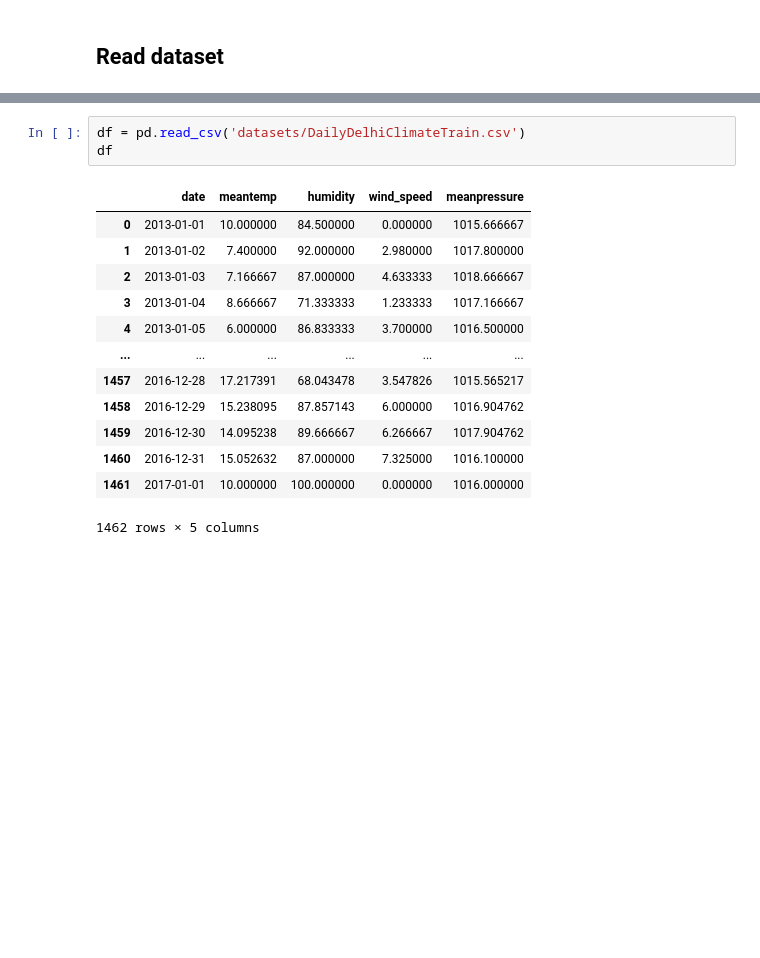
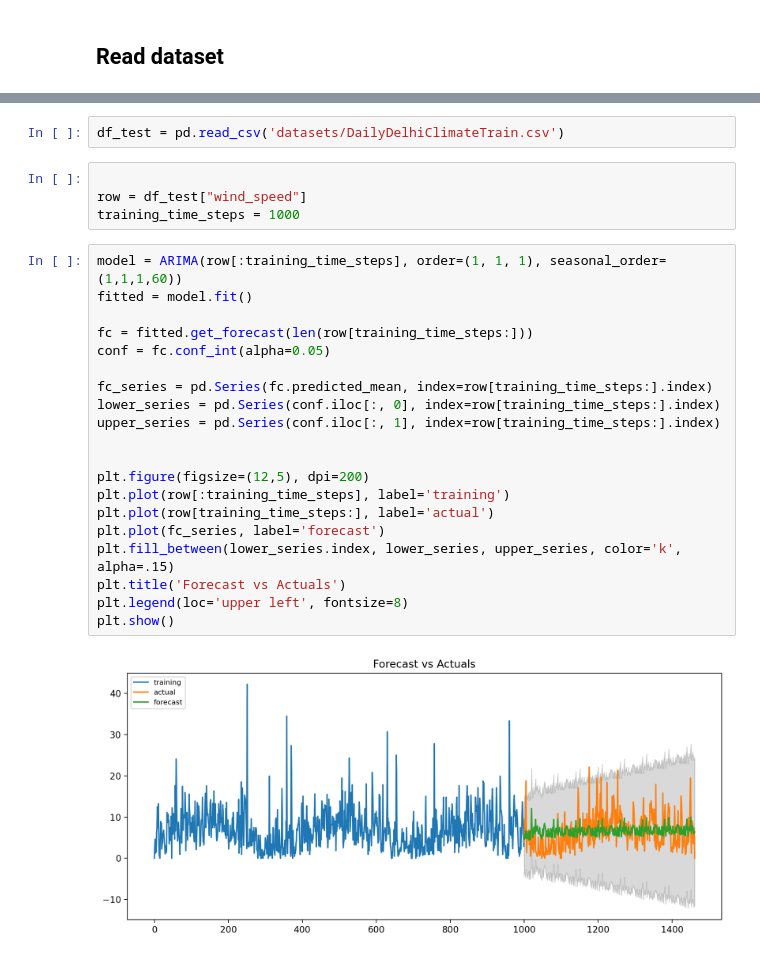
Before and after one commit to AShap03/Weather-forecast, a Jupyter notebook: forecast.ipynb, the cells around one changed output, grey strips where cells are left out. Drawn from its saved outputs; the diff is of its cells as text; blank space fills up the shorter version.

Commit message:
Add count of duplicate and NaN values and ARIMA model

```diff
--- a/forecast.ipynb
+++ b/forecast.ipynb
@@ -8,17 +42,28 @@ import pandas as pd
 # %%
-df = pd.read_csv('datasets/DailyDelhiClimateTrain.csv')
-df
+df_test = pd.read_csv('datasets/DailyDelhiClimateTrain.csv')
-# %% [output]
-|  | date | meantemp | humidity | wind_speed | meanpressure |
-| 0 | 2013-01-01 | 10.000000 | 84.500000 | 0.000000 | 1015.666667 |
-| 1 | 2013-01-02 | 7.400000 | 92.000000 | 2.980000 | 1017.800000 |
-| 2 | 2013-01-03 | 7.166667 | 87.000000 | 4.633333 | 1018.666667 |
-| 3 | 2013-01-04 | 8.666667 | 71.333333 | 1.233333 | 1017.166667 |
-| 4 | 2013-01-05 | 6.000000 | 86.833333 | 3.700000 | 1016.500000 |
-| ... | ... | ... | ... | ... | ... |
-| 1457 | 2016-12-28 | 17.217391 | 68.043478 | 3.547826 | 1015.565217 |
-| 1458 | 2016-12-29 | 15.238095 | 87.857143 | 6.000000 | 1016.904762 |
-| 1459 | 2016-12-30 | 14.095238 | 89.666667 | 6.266667 | 1017.904762 |
-| 1460 | 2016-12-31 | 15.052632 | 87.000000 | 7.325000 | 1016.100000 |
-| 1461 | 2017-01-01 | 10.000000 | 100.000000 | 0.000000 | 1016.000000 |
-1462 rows × 5 columns
+# %%
+
+row = df_test["wind_speed"]
+training_time_steps = 1000
+# %%
+model = ARIMA(row[:training_time_steps], order=(1, 1, 1), seasonal_order=(1,1,1,60))
+fitted = model.fit()
+
+fc = fitted.get_forecast(len(row[training_time_steps:]))
+conf = fc.conf_int(alpha=0.05)
+
+fc_series = pd.Series(fc.predicted_mean, index=row[training_time_steps:].index)
+lower_series = pd.Series(conf.iloc[:, 0], index=row[training_time_steps:].index)
+upper_series = pd.Series(conf.iloc[:, 1], index=row[training_time_steps:].index)
+
+
+plt.figure(figsize=(12,5), dpi=200)
+plt.plot(row[:training_time_steps], label='training')
+plt.plot(row[training_time_steps:], label='actual')
+plt.plot(fc_series, label='forecast')
+plt.fill_between(lower_series.index, lower_series, upper_series, color='k', alpha=.15)
+plt.title('Forecast vs Actuals')
+plt.legend(loc='upper left', fontsize=8)
+plt.show()
+# %% [output]
+[figure, added]
```
Also changed, not shown: parts of 4 cells of this notebook.
